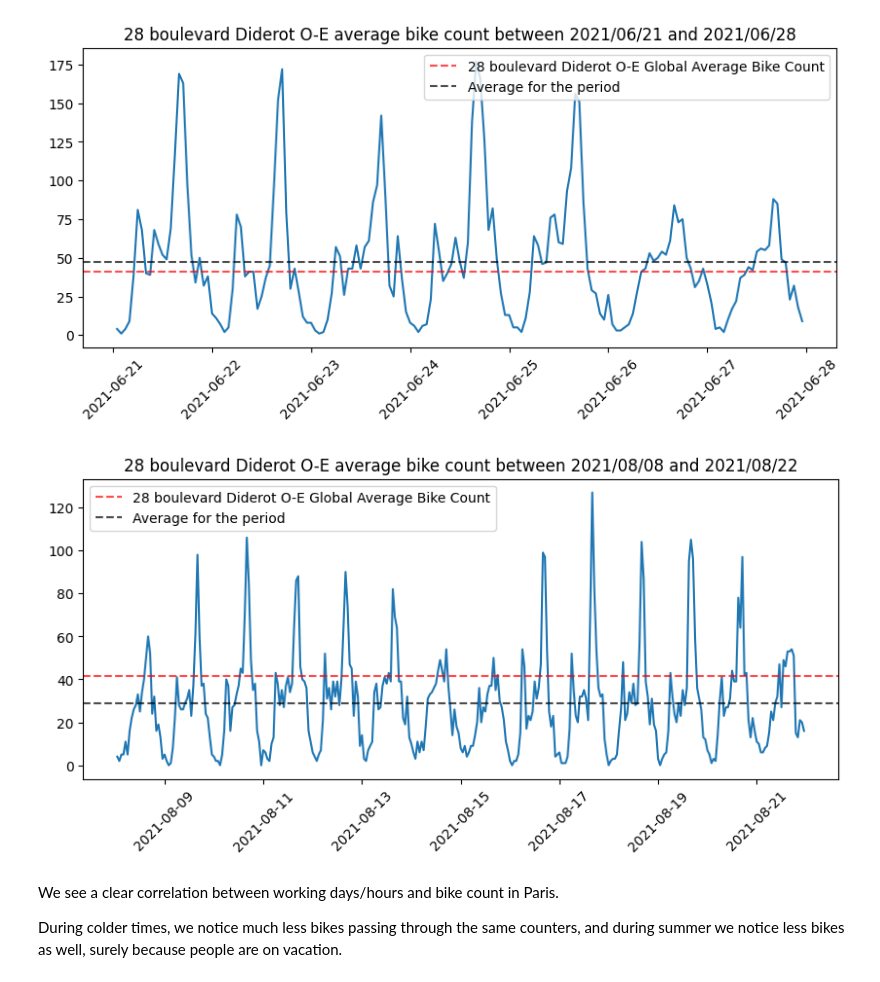
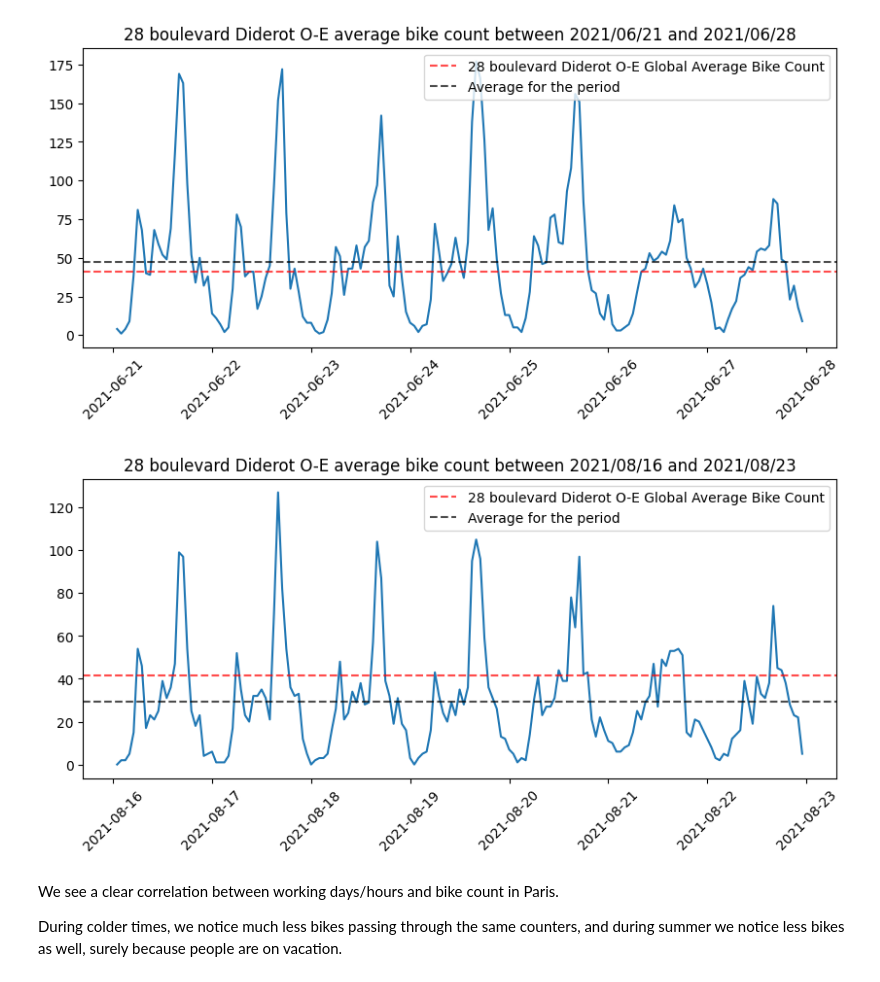
Before and after one commit to dianemans/bike_count_ldmh, a Jupyter notebook: eda_lucien.ipynb, the cells around one changed output. Saved outputs shown, nothing was run; the diff lists cells and outputs as text; code cells hidden in the pictures.

```diff
--- a/eda_lucien.ipynb
+++ b/eda_lucien.ipynb
@@ -115,9 +135,9 @@ plotting_counters(counters[1], "2021/06/21", "2021/06/28")
 # %% [output]
 [figure]
 # %%
-plotting_counters(counters[1], "2021/08/08", "2021/08/22")
+plotting_counters(counters[1], "2021/08/16", "2021/08/23")
 # %% [output]
-[figure, old version]
+[figure, new version]
 # %% [markdown]
 We see a clear correlation between working days/hours and bike count in Paris.
 
```
Also changed, not shown: parts of 5 cells of this notebook.
